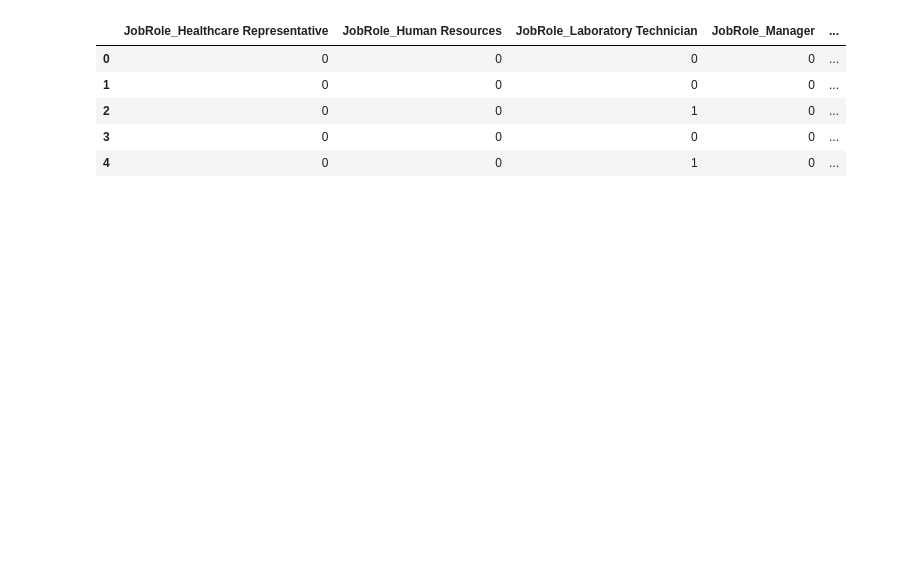
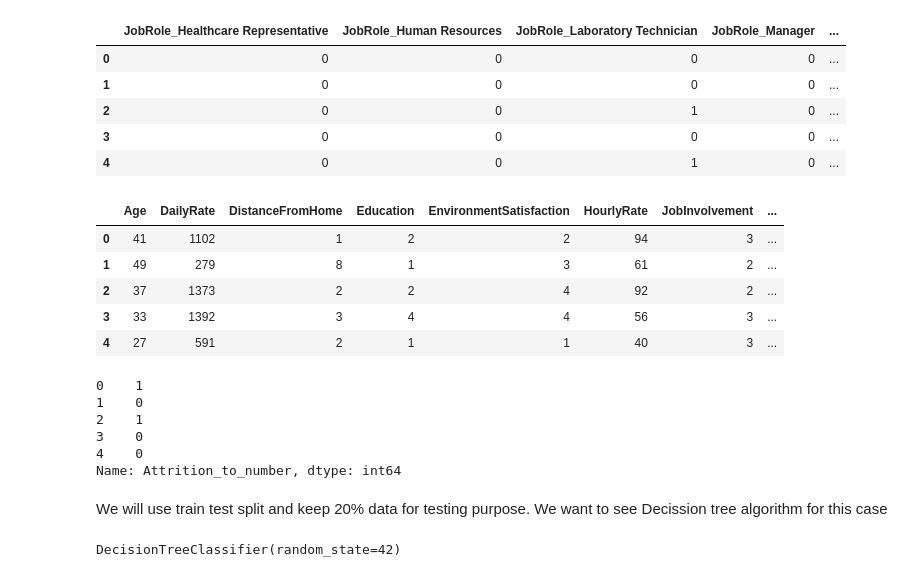
Before and after one commit to mashnun/Project-HR-from-Kaggle-Old-files, a Jupyter notebook: Project HR from Kaggle.ipynb, the cells around one changed output. Cells and saved outputs as stored; diff of their text form; code cells hidden in the pictures; blank space fills up the shorter version.

```diff
--- a/Project HR from Kaggle.ipynb
+++ b/Project HR from Kaggle.ipynb
@@ -9,7 +9,7 @@ import seaborn as sb #this is for data manipulation and visualization
 import matplotlib.pyplot as pt #this is for data visualization and graphing
 # %%
 #now we need to load the csv or data file using either seaborn or pandas library function
-df = pd.read_csv('C:/Users/javed/OneDrive/Machine Learning Code/Data set/WA_Fn-UseC_-HR-Employee-Attrition.xls')
+df = pd.read_csv('C:/Users/javed/OneDrive/Machine Learning Code/Data set/WA_Fn-UseC_-HR-Employee-Attrition.csv')
 df.head() #let's check if the file has been loaded correctly
 # %% [output]
 |  | Age | Attrition | BusinessTravel | DailyRate | Department | DistanceFromHome | Education | ... |
@@ -129,4 +129,4 @@ print(col_categorical)
 ['JobRole', 'Gender', 'BusinessTravel', 'OverTime', 'EducationField', 'Over18', 'MaritalStatus', 'Department']
 # %%
 #As attrition is not any catagory we are going to remove it
-col_categorical.remove('Attrition') #this will remove the column from actual data file also
+#col_categorical.remove('Attrition') #this will remove the column from actual data file also
@@ -135,3 +133,8 @@ ValueError: list.remove(x): x not in list
+# %%
+#Now we will see the attrition column data and then we will binarize it using map function
+df['Attrition']
+att_to_num = {'Yes': 1 , 'No': 0}
+df["Attrition_to_number"] = df['Attrition'].map(att_to_num)
 # %%
 df_cat = pd.get_dummies(df[col_categorical]) #this will one hot encoding of categorical data or making the data from string to numbers
 df_cat.head()
@@ -142,3 +145,27 @@ df_cat.head()
 | 2 | 0 | 0 | 1 | 0 | ... |
 | 3 | 0 | 0 | 0 | 0 | ... |
 | 4 | 0 | 0 | 1 | 0 | ... |
+# %%
+#Now we will concatanate all the fields to x
+X = pd.concat([df[col_numerical], df_cat], axis=1)
+X.head()
+# %% [output]
+|  | Age | DailyRate | DistanceFromHome | Education | EnvironmentSatisfaction | HourlyRate | JobInvolvement | ... |
+| 0 | 41 | 1102 | 1 | 2 | 2 | 94 | 3 | ... |
+| 1 | 49 | 279 | 8 | 1 | 3 | 61 | 2 | ... |
+| 2 | 37 | 1373 | 2 | 2 | 4 | 92 | 2 | ... |
+| 3 | 33 | 1392 | 3 | 4 | 4 | 56 | 3 | ... |
+| 4 | 27 | 591 | 2 | 1 | 1 | 40 | 3 | ... |
+# %%
+#Let's choose Attrition_num as our target data
+Y = df['Attrition_to_number']
+Y.head()
+# %% [output]
+0    1
+1    0
+2    1
+3    0
+4    0
+Name: Attrition_to_number, dtype: int64
+# %% [markdown]
+We will use train test split and keep 20% data for testing purpose. We want to see Decission tree algorithm for this case
@@ -144,0 +179,4 @@ df_cat.head()
+# %%
+clf.fit(X_train, Y_train)
+# %% [output]
+DecisionTreeClassifier(random_state=42)
```
Also changed, not shown: parts of 10 cells of this notebook.
